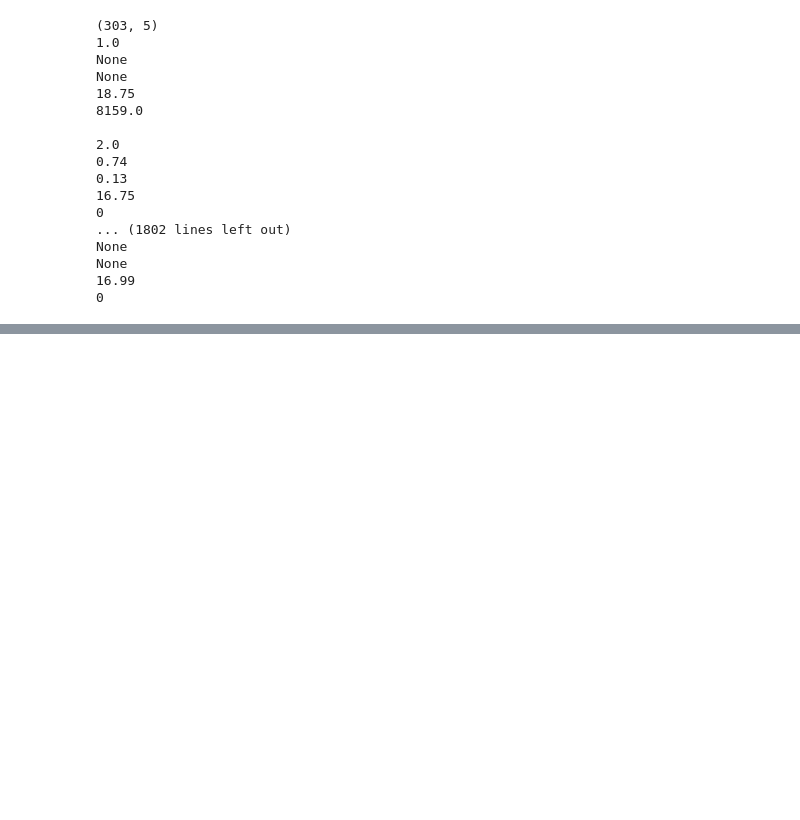
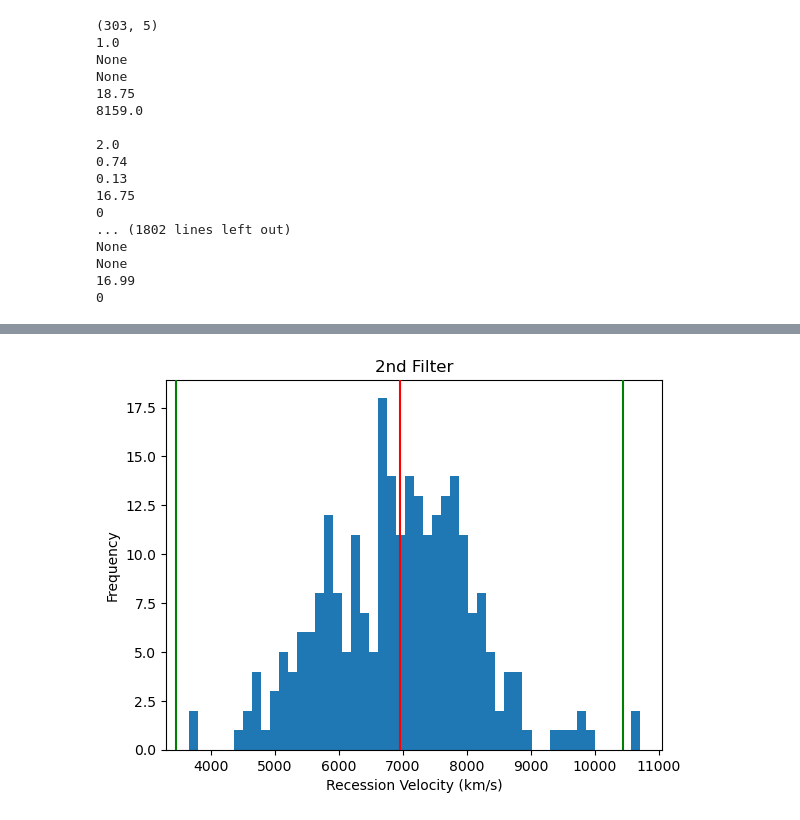
Before and after one commit to HerveSV/UNI_numerique, a Jupyter notebook: L2/S4/astro_proj1/coma_proj.ipynb, the cells around one changed output, grey strips where cells are left out. Cells and saved outputs as stored; diff of their text form; code cells hidden in the pictures; blank space fills up the shorter version.

```diff
--- a/L2/S4/astro_proj1/coma_proj.ipynb
+++ b/L2/S4/astro_proj1/coma_proj.ipynb
@@ -135,0 +206,22 @@ print(np.transpose(data))
+# %%
+Vhelio_sift2 = []
+BT_sift2 = []
+for i in range(len(Vhelio_sift1)):
+    if (Vhelio_sift1[i] > Vmean_1-3*Vstd_1) and (Vhelio_sift1[i] < Vmean_1+3*Vstd_1) :
+        Vhelio_sift2.append(Vhelio_sift1[i])
+        BT_sift2.append(BT_sift1[i])
+
+Vmean_2 = np.mean(Vhelio_sift2)
+Vstd_2 = np.std(Vhelio_sift2)
+plt.hist(Vhelio_sift2, bins=50)
+plt.axvline(Vmean_2, c="red", zorder=5)
+plt.axvline(Vmean_2+3*Vstd_2, c="g", zorder=5)
+plt.axvline(Vmean_2-3*Vstd_2, c="g", zorder=5)
+plt.xlabel("Recession Velocity (km/s)")
+plt.ylabel("Frequency")
+plt.title("2nd Filter")
+
+plt.savefig("figs/identify_2.png")
+plt.show()
+# %% [output]
+[figure, added]
```
Also changed, not shown: parts of 23 cells of this notebook, 12 other files.
